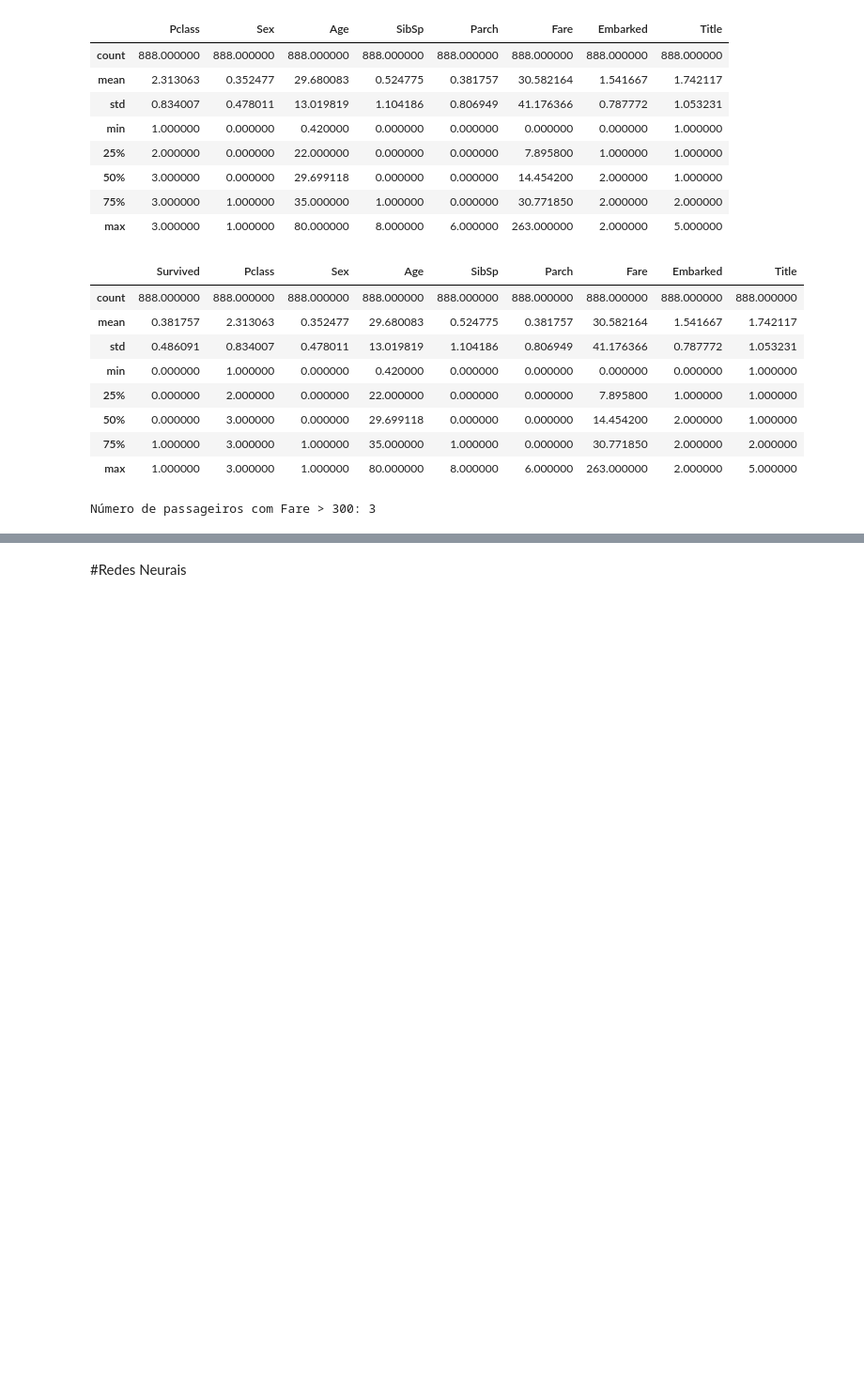
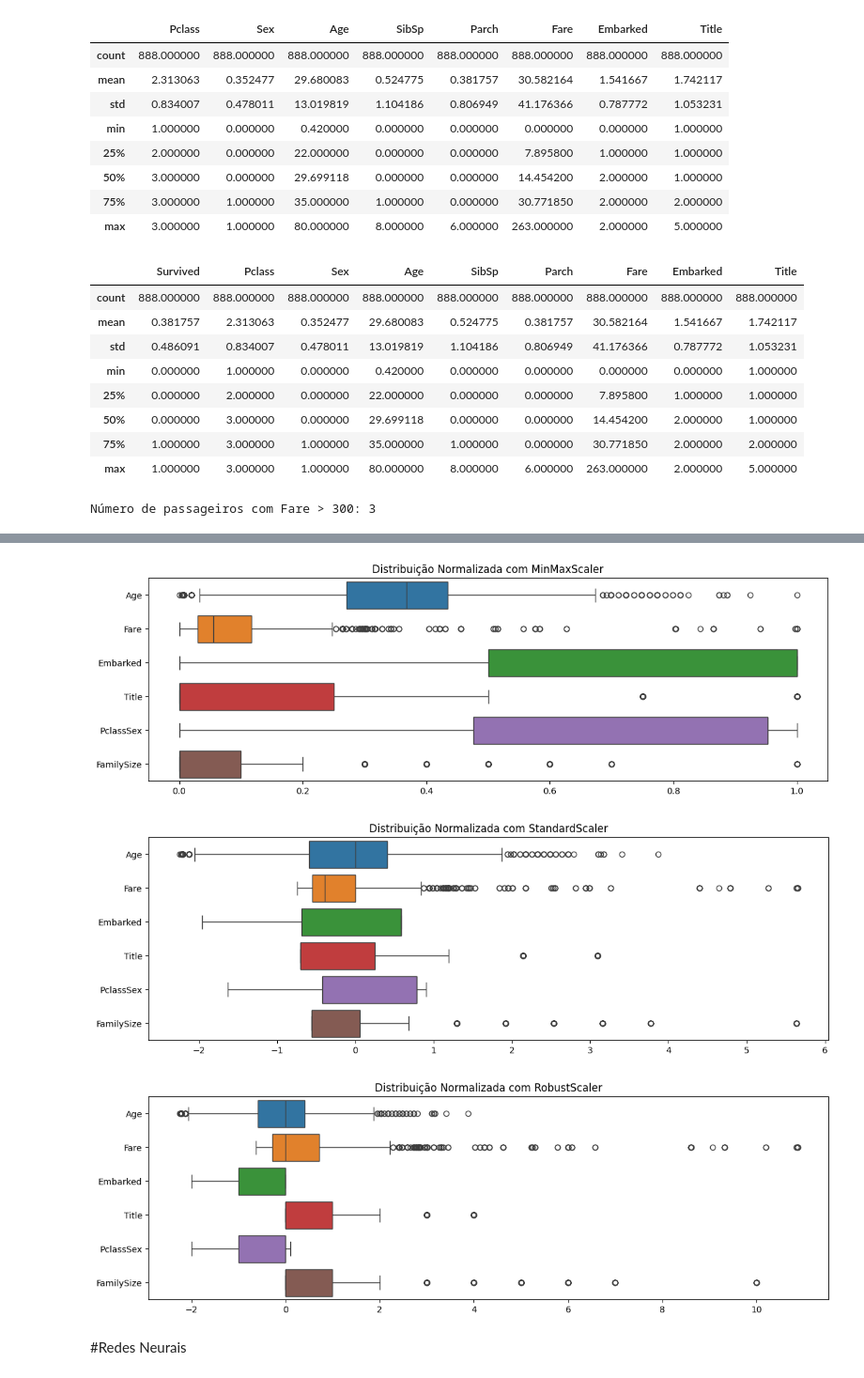
Before and after one commit to thalesgmendes/titanic-survival-analysis, a Jupyter notebook: Rede_Neurais_Avaliação_P3.ipynb, the cells around one changed output, grey strips where cells are left out. Shown at 94% size. Saved outputs shown, nothing was run; the diff lists cells and outputs as text; code cells hidden in the pictures; blank space fills up the shorter version.

```diff
--- a/Rede_Neurais_Avaliação_P3.ipynb
+++ b/Rede_Neurais_Avaliação_P3.ipynb
@@ -408,0 +406,18 @@ plt.show()
+# %%
+# === Engenharia de Features (em df_5) ===
+
+# Cria df_5 como uma referência para df_4 (alterações em df_5 afetam df_4)
+df_5 = df_4
+# Cria a feature 'PclassSex' combinando Pclass e Sex para capturar interações
+# Ex: 1ª classe masculino = 10, 1ª classe feminino = 11, etc.
+df_5['PclassSex'] = df_5['Pclass'] * 10 + df_5['Sex']
+# Cria a feature 'FamilySize' somando irmãos/cônjuges e pais/filhos + 1 (o próprio passageiro)
+# Representa o tamanho total da família a bordo
+df_5['FamilySize'] = df_5['SibSp'] + df_5['Parch'] + 1
+# Remove as colunas originais que foram usadas para criar as novas features
+# Isso evita redundância e reduz a dimensionalidade do dataset
+df_5.drop(['SibSp', 'Parch','Pclass', 'Sex'], axis=1, inplace=True)
+# Linha comentada: uma alternativa para remover apenas Pclass e Sex
+# df_5.drop(['Pclass', 'Sex'], axis=1, inplace=True)
+# Exibe as primeiras linhas de df_5 para verificar as novas features e a remoção das antigas
+df_5.head()
@@ -409,2 +431,39 @@ plt.show()
+# %%
+# === Re-re-instanciação e Aplicação dos Scalers (em df_5, após engenharia de features) ===
+# As instâncias dos scalers são criadas novamente
+scaler_minmax = MinMaxScaler()
+scaler_zscore = StandardScaler()
+scaler_robust = RobustScaler()
+
+
+# Aplica o MinMaxScaler aos dados em df_5 (já com novas features)
+df_5_scaled_minmax = pd.DataFrame(scaler_minmax.fit_transform(df_5), columns=df_5.columns)
+
+# Aplica o StandardScaler aos dados em df_5
+df_5_scaled_zscore = pd.DataFrame(scaler_zscore.fit_transform(df_5), columns=df_5.columns)
+
+# Aplica o RobustScaler aos dados em df_5
+df_5_scaled_robust = pd.DataFrame(scaler_robust.fit_transform(df_5), columns=df_5.columns)
+
+# Plotar o boxplot dos dados escalonados
+plt.figure(figsize=(12, 4))
+sns.boxplot(data=df_5_scaled_minmax, orient='h')
+plt.title("Distribuição Normalizada com MinMaxScaler")
+plt.tight_layout()
+
+plt.figure(figsize=(12, 4))
+sns.boxplot(data=df_5_scaled_zscore, orient='h')
+plt.title("Distribuição Normalizada com StandardScaler")
+plt.tight_layout()
+
+plt.figure(figsize=(12, 4))
+sns.boxplot(data=df_5_scaled_robust, orient='h')
+plt.title("Distribuição Normalizada com RobustScaler")
+plt.tight_layout()
+plt.show()
+# %% [output]
+[figure, added]
+[figure, added]
+[figure, added]
 # %% [markdown]
 #Redes Neurais
```
Also changed, not shown: parts of 2 cells of this notebook.
